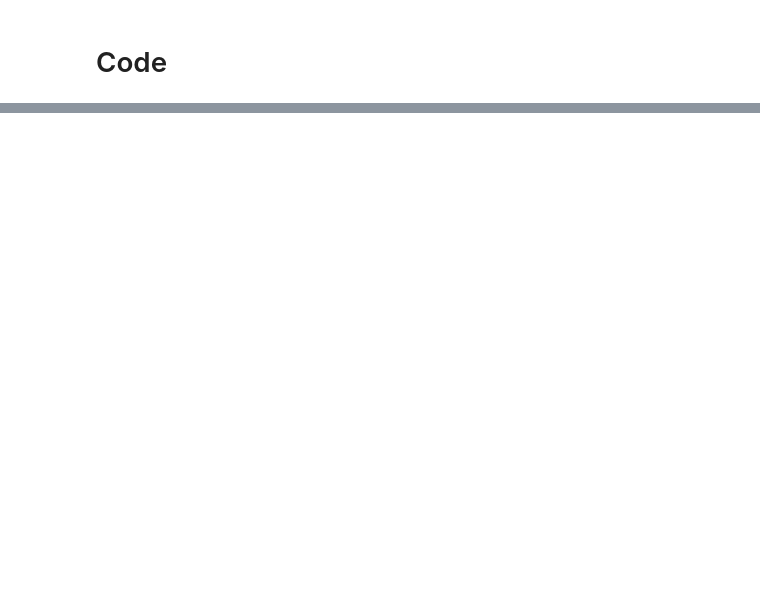
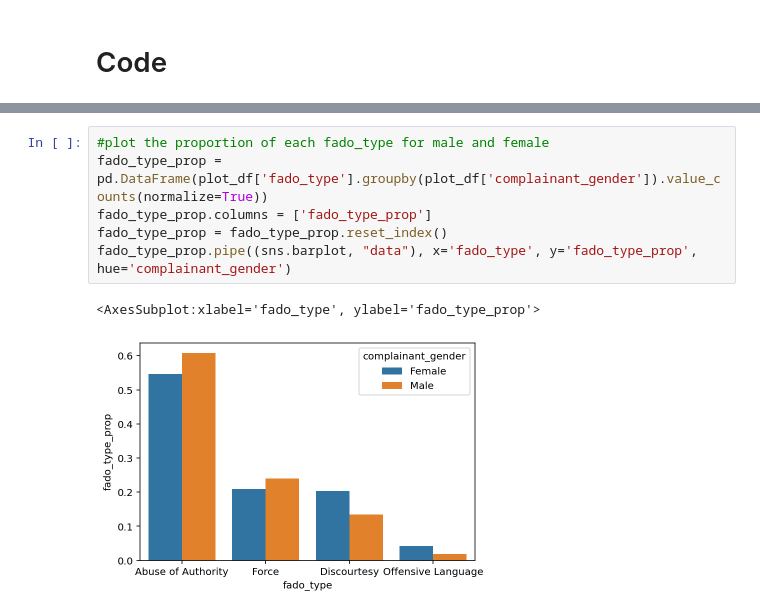
Before and after one commit to jxmauricio/NYPDProject, a Jupyter notebook: nypd.ipynb, the cells around one changed output, grey strips where cells are left out. Drawn from its saved outputs; the diff is of its cells as text; blank space fills up the shorter version.

```diff
--- a/nypd.ipynb
+++ b/nypd.ipynb
@@ -282,0 +205,9 @@ Column: board_disposition Nulls: 0
+# %%
+#plot the proportion of each fado_type for male and female
+fado_type_prop = pd.DataFrame(plot_df['fado_type'].groupby(plot_df['complainant_gender']).value_counts(normalize=True))
+fado_type_prop.columns = ['fado_type_prop']
+fado_type_prop = fado_type_prop.reset_index()
+fado_type_prop.pipe((sns.barplot, "data"), x='fado_type', y='fado_type_prop', hue='complainant_gender')
+# %% [output]
+<AxesSubplot:xlabel='fado_type', ylabel='fado_type_prop'>
+[figure, added]
```
Also changed, not shown: parts of 66 cells of this notebook.
